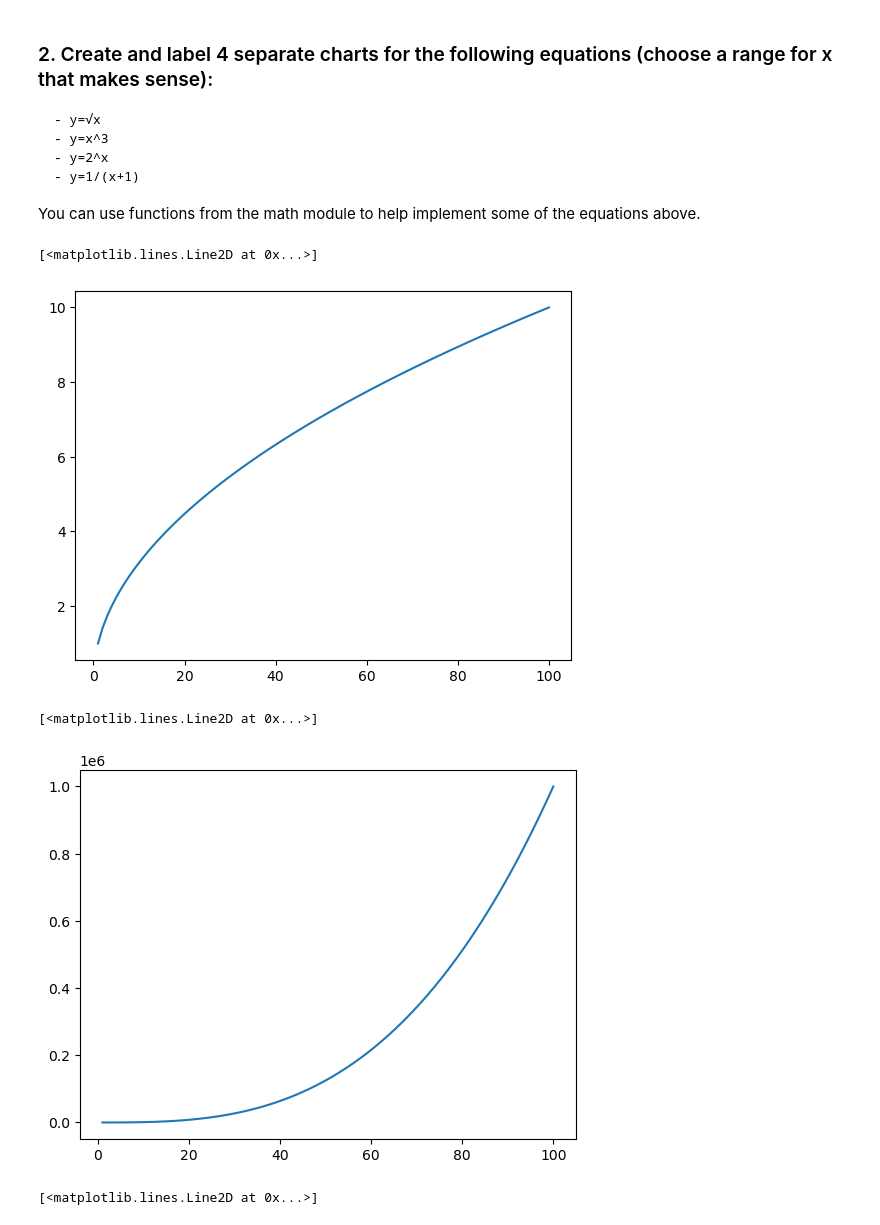
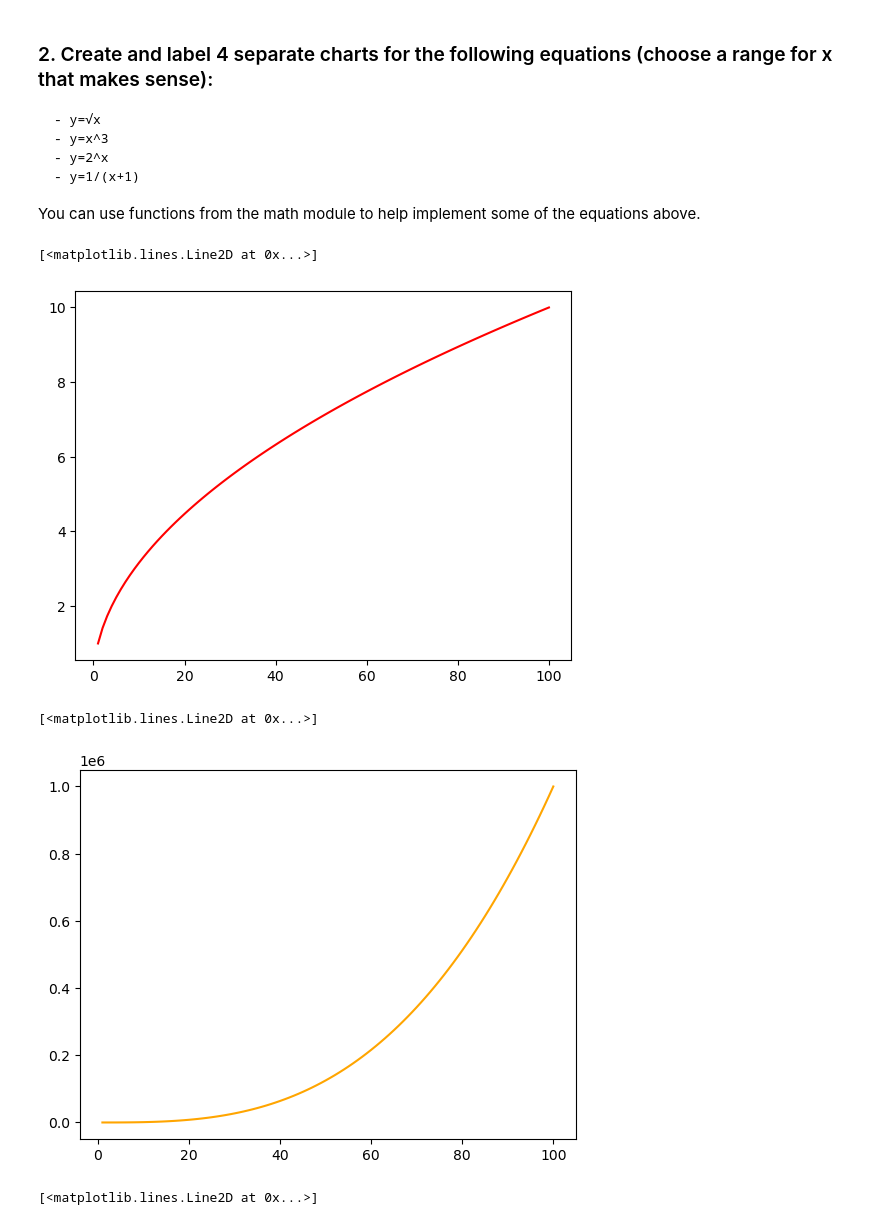
Before and after one commit to aaron-mv-moore/numpy-pandas-visualization-exercises, a Jupyter notebook: matplotlib_exercises.ipynb, the cells around one changed output. Cells and saved outputs as stored; diff of their text form; code cells hidden in the pictures.

```diff
--- a/matplotlib_exercises.ipynb
+++ b/matplotlib_exercises.ipynb
@@ -34,16 +34,16 @@ You can use functions from the math module to help implement some of the equatio
 # %%
 x = range(1, 101)
 y1 = [np.sqrt(n) for n in x]
-plt.plot(x, y1)
+plt.plot(x, y1, c = 'r')
 # %% [output]
 [<matplotlib.lines.Line2D at 0x...>]
-[figure, old version]
+[figure, new version]
 # %%
 y2 = [n**3 for n in x]
-plt.plot(x, y2)
+plt.plot(x, y2, c = 'orange')
 # %% [output]
 [<matplotlib.lines.Line2D at 0x...>]
-[figure, old version]
+[figure, new version]
 # %%
 y3 = [2**n for n in x]
 plt.plot(x, y3, c='y')
```
Also changed, not shown: parts of 4 cells of this notebook.
